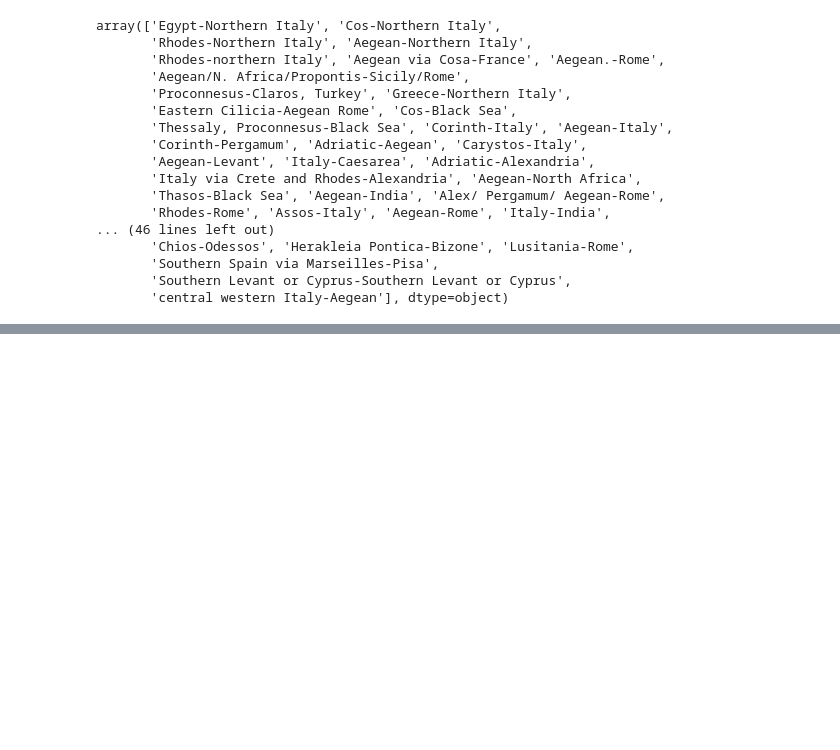
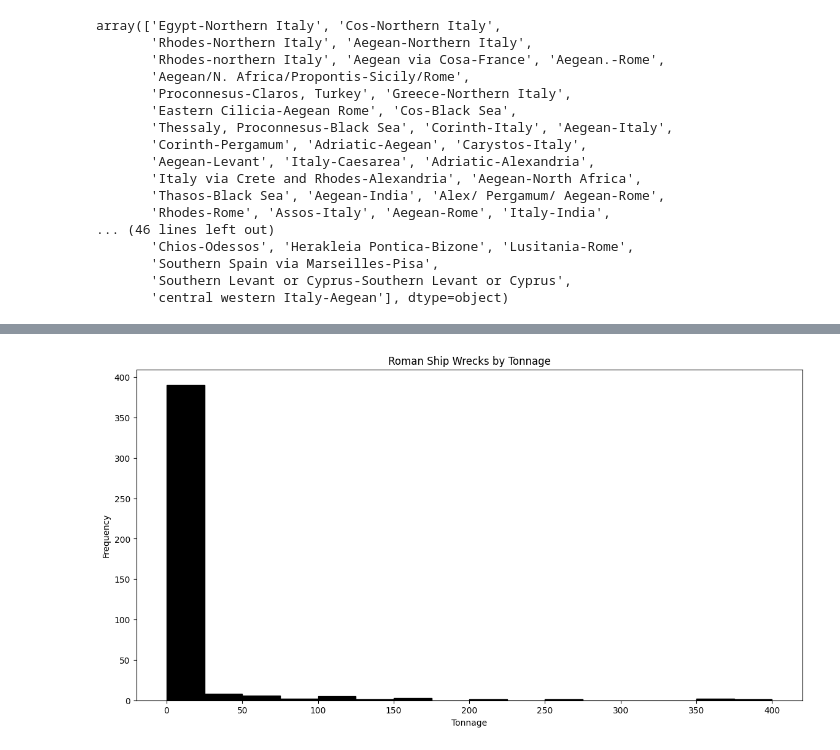
Before and after one commit to streklin/dsnd-project-1, a Jupyter notebook: most_dangerous_voyages.ipynb, the cells around one changed output, grey strips where cells are left out. Saved outputs shown, nothing was run; the diff lists cells and outputs as text; code cells hidden in the pictures; blank space fills up the shorter version.

```diff
--- a/most_dangerous_voyages.ipynb
+++ b/most_dangerous_voyages.ipynb
@@ -162,0 +296,18 @@ array(['Egypt-Northern Italy', 'Cos-Northern Italy',
+# %%
+def create_tonnage_dataframe(df_source):
+    """
+    Creates a clean dataframe for visualizing the estimated tonnage of Roman Ship Wrecks
+
+    Args:
+        df_source: the source dataframe.
+    Returns:
+        A cleaned dataframe with unwanted fields drops and missing data removed.
+    """
+    df_results = df_source.copy()
+    df_results = df_results.drop(columns=["Latitude", "Longitude", "Sea area", "Place of origin", "Place of destination"])
+    df_results.dropna(inplace=True)
+
+    return df_results
+# %%
+df_tonnage = create_tonnage_dataframe(df_source=df_shipwrecks)
+df_tonnage.head()
@@ -162,0 +321,20 @@ array(['Egypt-Northern Italy', 'Cos-Northern Italy',
+# %%
+def plot_tonnage_chart(df_source):
+    tonnage_data = df_source["Estimated tonnage"]
+
+    min_tonnage = df["Estimated tonnage"].min()
+    max_tonnage = df["Estimated tonnage"].max()
+    bins = np.arange(min_tonnage, max_tonnage + 2, 25)
+
+
+    plt.figure(figsize=(14, 7))
+    tonnage_data.plot(kind='hist', color='black', edgecolor='black', bins=bins)
+    plt.xlabel("Tonnage")
+    plt.ylabel("Frequency")
+    plt.title("Roman Ship Wrecks by Tonnage")
+
+    plt.savefig("shipwrecks_tonnage.png");
+# %%
+plot_tonnage_chart(df_tonnage)
+# %% [output]
+[figure, added]
```
Also changed, not shown: parts of 32 cells of this notebook, 12 other files.
